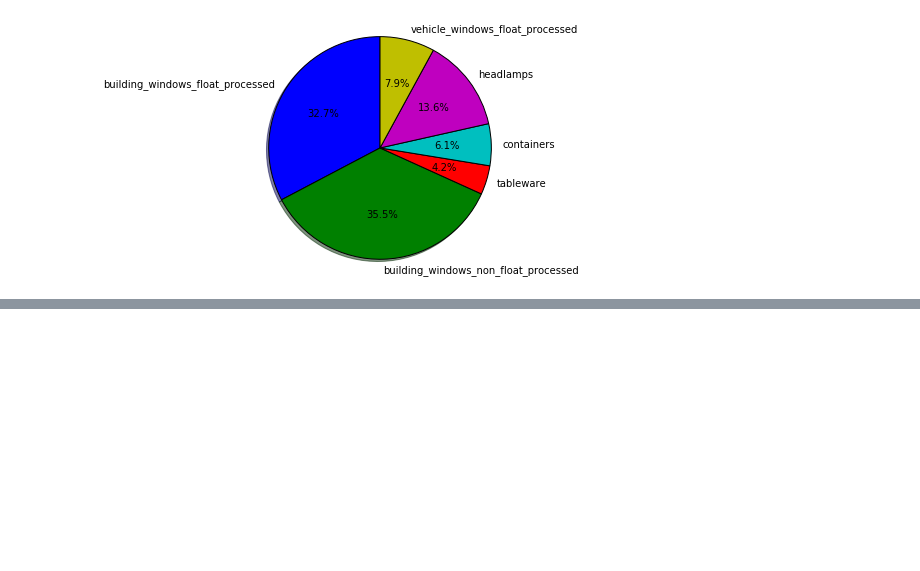
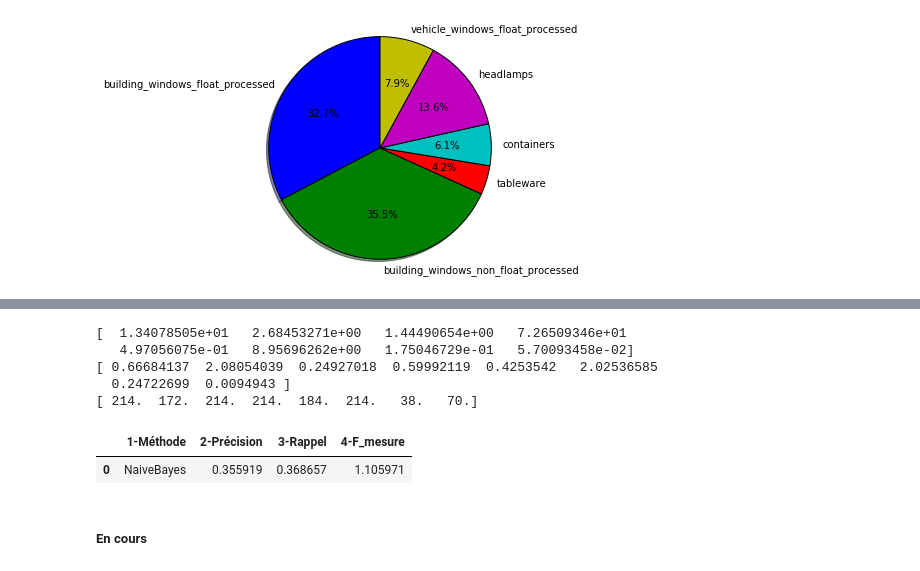
Before and after one commit to noemieSP/ML_Spark, a Jupyter notebook: ML_Spark.ipynb, the cells around one changed output, grey strips where cells are left out. Saved outputs shown, nothing was run; the diff lists cells and outputs as text; code cells hidden in the pictures; blank space fills up the shorter version.

Commit message:
# Naive Bayes + test
# 2

```diff
--- a/ML_Spark.ipynb
+++ b/ML_Spark.ipynb
@@ -59,9 +60,3 @@ plt.axis('equal')
 plt.show()
 # %% [output]
 [figure]
-# %%
-# correlation
-import numpy
-a = [1,4,6]
-b = [1,2,3]
-print numpy.corrcoef(a,b)
@@ -91,0 +80,72 @@ a
+# %%
+# Utilisation du package mllib
+# Basics Statistics
+partsNum = parts.map(lambda line: line[0:8])
+summary = Statistics.colStats(partsNum)
+print(summary.mean())
+print(summary.variance())
+print(summary.numNonzeros())
+Statistics.corr(partsNum, method="pearson")
+# %% [output]
+[  1.34078505e+01   2.68453271e+00   1.44490654e+00   7.26509346e+01
+   4.97056075e-01   8.95696262e+00   1.75046729e-01   5.70093458e-02]
+[ 0.66684137  2.08054039  0.24927018  0.59992119  0.4253542   2.02536585
+  0.24722699  0.0094943 ]
+[ 214.  172.  214.  214.  184.  214.   38.   70.]
+# %%
+###############
+# Naive Bayes #
+###############
+
+from pyspark.mllib.classification import NaiveBayes, NaiveBayesModel
+from pyspark.mllib.linalg import Vectors
+from pyspark.mllib.regression import LabeledPoint
+import utils_mesure
+import pandas as pd
+
+def parseLine(line):
+    parts = line.split(';')
+    label = float(parts[8])
+    features = Vectors.dense([float(x) for x in parts[0:7]])
+    return LabeledPoint(label, features)
+
+data = sc.textFile("file:/C:/spark-1.6.0-bin-hadoop2.4/glass_svm.csv")
+
+# suppression du header
+nomColInit = data.first()
+data2 = data.filter(lambda line: nomColInit != line)
+data = data2.map(parseLine)
+
+# Echantillonnage 60% entrainement et 40% test
+training, test = data.randomSplit([0.6, 0.4], seed=0)
+# construction d'un modèle Bayesien sur l'échantillon d'entrainement
+model = NaiveBayes.train(training, 1.0)
+
+# Application sur l'echantillon test
+predictionAndLabel = test.map(lambda p: (model.predict(p.features), p.label))
+
+# Calcul des indicateurs du modèle
+accuracy = 1.0 * predictionAndLabel.filter(lambda (x, v): x == v ).count() / test.count()
+pG = 0
+rG = 0
+i = 1
+while i < 7:
+    a = utils_mesure.matriceConf(predictionAndLabel, i)
+    pG = pG + utils_mesure.precision(a)
+    rG = rG + utils_mesure.rappel(a)
+    i += 1
+pG = pG /6
+rG = rG /6
+fM = utils_mesure.f_mesure(rG, pG)
+
+# Résumée des mesures du modèle
+data = pd.DataFrame({'1-Méthode':["NaiveBayes"],
+                    '2-Précision':[pG],
+                       '3-Rappel':[rG],
+                       '4-F_mesure': [fM]})
+data
+# %% [output]
+|  | 1-Méthode | 2-Précision | 3-Rappel | 4-F_mesure |
+| 0 | NaiveBayes | 0.355919 | 0.368657 | 1.105971 |
+# %% [markdown]
+##### En cours #####
```
Also changed, not shown: parts of 15 cells of this notebook, 3 other files.
